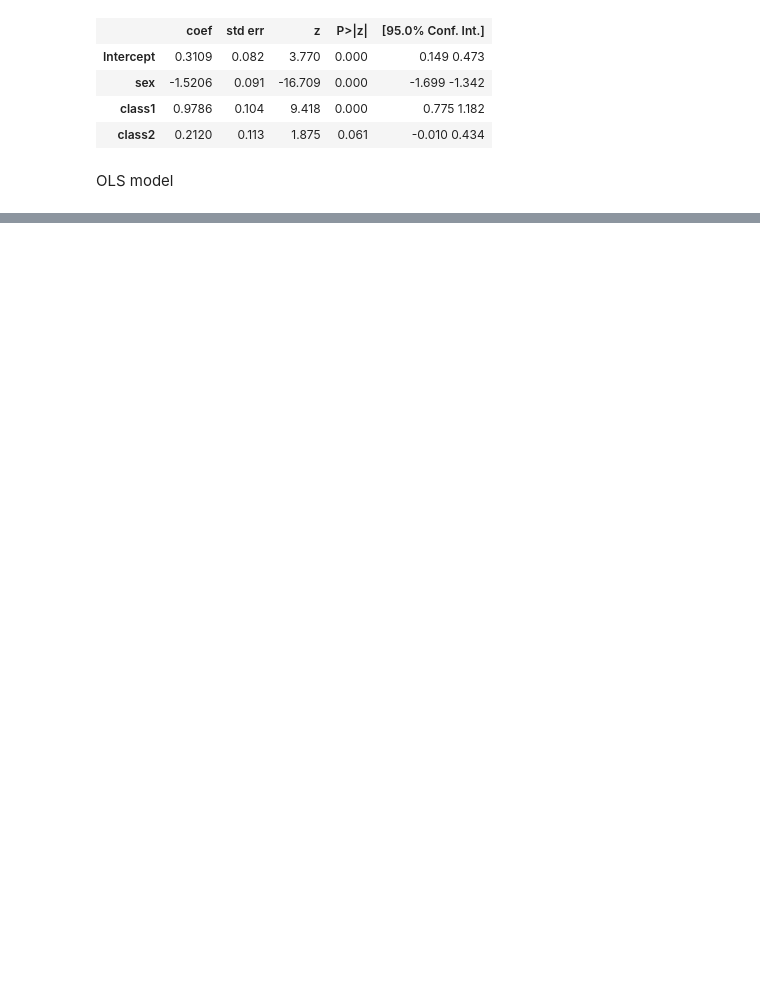
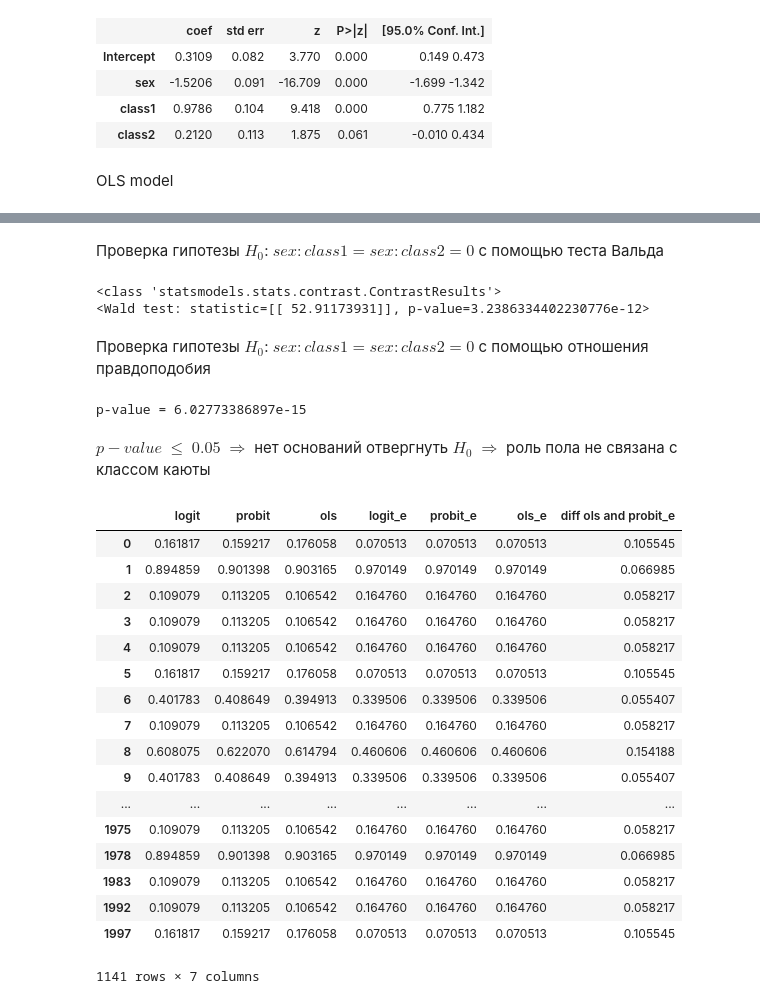
Before and after one commit to Sinopsys/SiEMK-Assignments, a Jupyter notebook: 6/Домашка по СиЭМК'у. #6.ipynb, the cells around one changed output, grey strips where cells are left out. Drawn from its saved outputs; the diff is of its cells as text; code cells hidden in the pictures; blank space fills up the shorter version.

```diff
--- a/6/Домашка по СиЭМК'у. #6.ipynb
+++ b/6/Домашка по СиЭМК'у. #6.ipynb
@@ -135,0 +151,3 @@ OLS Regression Results
+# %%
+logit_res_e = sm.logit('survived ~ sex + class1 + class2 + sex*class1 + sex*class2', df).fit()
+logit_res_e.summary()
@@ -135,0 +175,3 @@ OLS Regression Results
+# %%
+probit_res_e = sm.probit('survived ~ sex + class1 + class2 + sex*class1 + sex*class2', df).fit()
+probit_res_e.summary()
@@ -135,0 +199,3 @@ OLS Regression Results
+# %%
+ols_res_e = sm.ols('survived ~ sex + class1 + class2 + sex*class1 + sex*class2', df).fit()
+ols_res_e.summary()
@@ -135,0 +224,9 @@ OLS Regression Results
+# %% [markdown]
+Проверка гипотезы $H_0$: $sex:class1 = sex:class2 = 0$ с помощью теста Вальда
+# %%
+logit_res_e.wald_test(r_matrix='sex:class1=sex:class2=0')
+# %% [output]
+<class 'statsmodels.stats.contrast.ContrastResults'>
+<Wald test: statistic=[[ 52.91173931]], p-value=3.2386334402230776e-12>
+# %% [markdown]
+Проверка гипотезы $H_0$: $sex:class1 = sex:class2 = 0$ с помощью отношения правдоподобия
@@ -135,0 +243,33 @@ OLS Regression Results
+# %%
+print('p-value =', likelihood_ratio(logit_res_e, logit_res))
+# %% [output]
+p-value = 6.02773386897e-15
+# %% [markdown]
+$p-value$ $\leqslant$ $0.05$ $\Rightarrow$ нет оснований отвергнуть $H_0$ $\Rightarrow$ роль пола не связана с классом каюты
+# %%
+df['logit_e'] = pd.Series(logit_res_e.predict(), index=df.index)
+df['probit_e'] = pd.Series(probit_res_e.predict(), index=df.index)
+df['ols_e'] = pd.Series(ols_res_e.predict(), index=df.index)
+
+df['diff ols and probit_e'] = np.abs(df['ols'] - df['probit_e'])
+# %%
+df.iloc[:,5:]
+# %% [output]
+|  | logit | probit | ols | logit_e | probit_e | ols_e | diff ols and probit_e |
+| 0 | 0.161817 | 0.159217 | 0.176058 | 0.070513 | 0.070513 | 0.070513 | 0.105545 |
+| 1 | 0.894859 | 0.901398 | 0.903165 | 0.970149 | 0.970149 | 0.970149 | 0.066985 |
+| 2 | 0.109079 | 0.113205 | 0.106542 | 0.164760 | 0.164760 | 0.164760 | 0.058217 |
+| 3 | 0.109079 | 0.113205 | 0.106542 | 0.164760 | 0.164760 | 0.164760 | 0.058217 |
+| 4 | 0.109079 | 0.113205 | 0.106542 | 0.164760 | 0.164760 | 0.164760 | 0.058217 |
+| 5 | 0.161817 | 0.159217 | 0.176058 | 0.070513 | 0.070513 | 0.070513 | 0.105545 |
+| 6 | 0.401783 | 0.408649 | 0.394913 | 0.339506 | 0.339506 | 0.339506 | 0.055407 |
+| 7 | 0.109079 | 0.113205 | 0.106542 | 0.164760 | 0.164760 | 0.164760 | 0.058217 |
+| 8 | 0.608075 | 0.622070 | 0.614794 | 0.460606 | 0.460606 | 0.460606 | 0.154188 |
+| 9 | 0.401783 | 0.408649 | 0.394913 | 0.339506 | 0.339506 | 0.339506 | 0.055407 |
+| ... | ... | ... | ... | ... | ... | ... | ... |
+| 1975 | 0.109079 | 0.113205 | 0.106542 | 0.164760 | 0.164760 | 0.164760 | 0.058217 |
+| 1978 | 0.894859 | 0.901398 | 0.903165 | 0.970149 | 0.970149 | 0.970149 | 0.066985 |
+| 1983 | 0.109079 | 0.113205 | 0.106542 | 0.164760 | 0.164760 | 0.164760 | 0.058217 |
+| 1992 | 0.109079 | 0.113205 | 0.106542 | 0.164760 | 0.164760 | 0.164760 | 0.058217 |
+| 1997 | 0.161817 | 0.159217 | 0.176058 | 0.070513 | 0.070513 | 0.070513 | 0.105545 |
+1141 rows × 7 columns
```
Also changed, not shown: parts of 13 cells of this notebook, 1 other file.
